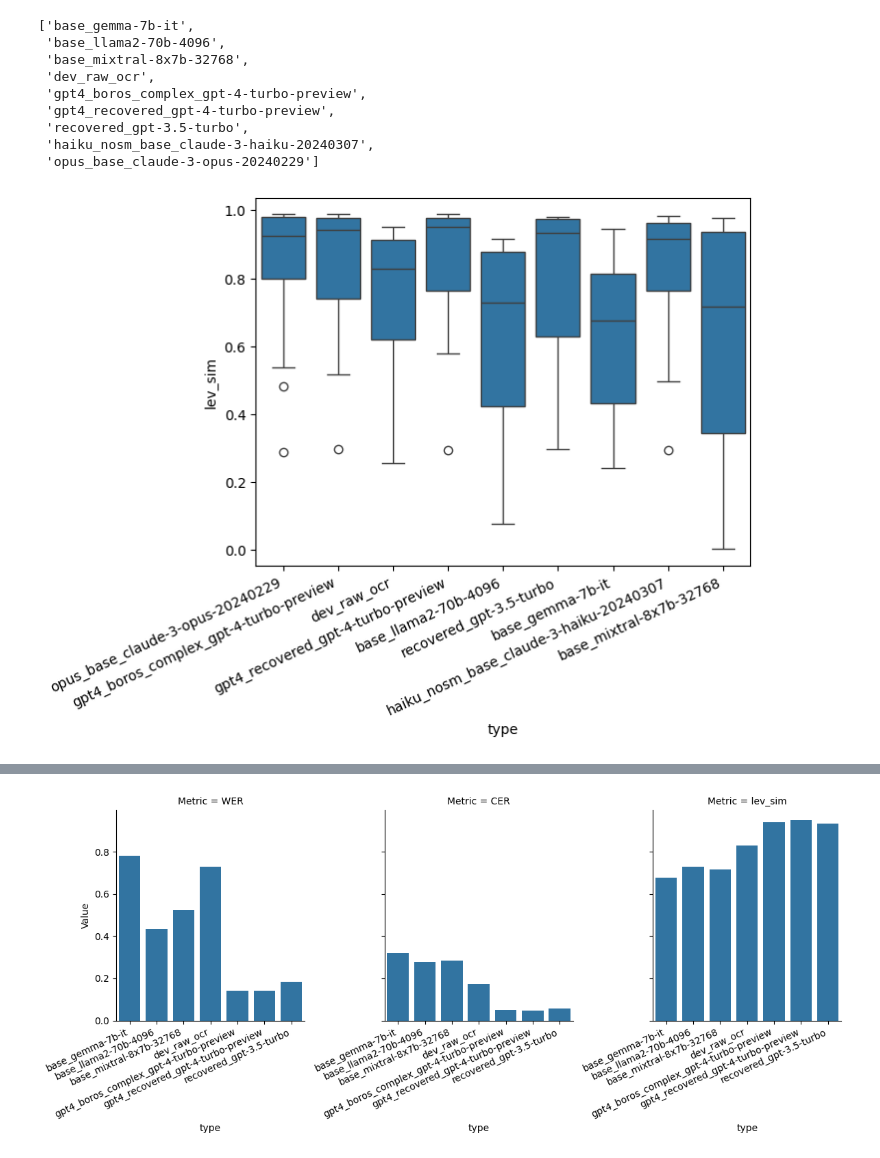
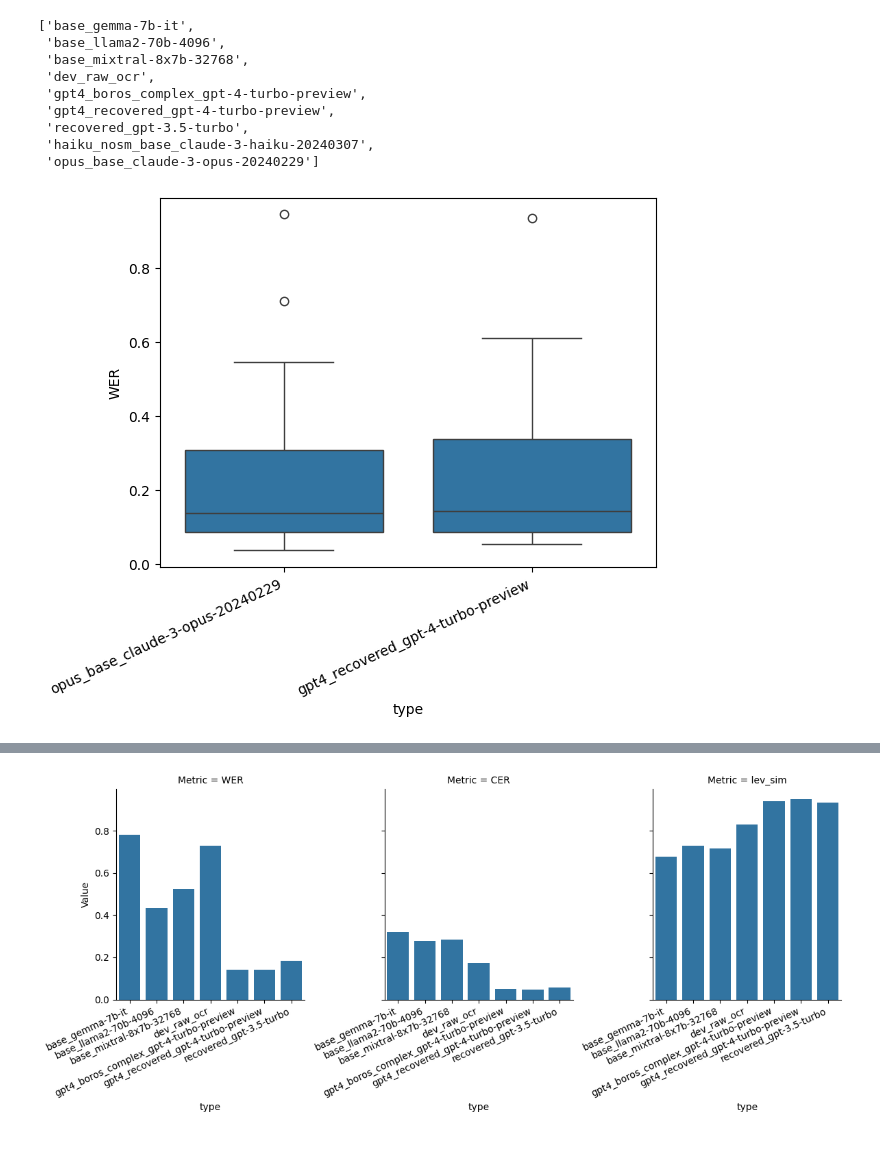
Before and after one commit to JonnoB/redigitalize, a Jupyter notebook: create_test_set.ipynb, the cells around one changed output, grey strips where cells are left out. Cells and saved outputs as stored; diff of their text form; code cells hidden in the pictures.

```diff
--- a/create_test_set.ipynb
+++ b/create_test_set.ipynb
@@ -461,13 +491,17 @@ performance_eval.drop(columns = 'File Name').groupby('type').describe().filter(r
  'recovered_gpt-3.5-turbo',
  'haiku_nosm_base_claude-3-haiku-20240307',
  'opus_base_claude-3-opus-20240229']
+# %%
+keep_models = ['gpt4_recovered_gpt-4-turbo-preview',
+ 'opus_base_claude-3-opus-20240229']
+performance_eval2 = performance_eval.loc[performance_eval['type'].isin(keep_models)].copy()
 # %%
-sns.boxplot(data = performance_eval2, x = 'type', y = 'lev_sim')
+sns.boxplot(data = performance_eval2, x = 'type', y = 'WER')
 plt.xticks(rotation=25, ha = 'right')  # Rotate labels to 45 degrees
 
 plt.show()
 # %% [output]
-[figure, old version]
+[figure, new version]
 # %%
 sns.barplot(data = performance_eval2.drop(columns='File Name').groupby('type').median(), x = 'type', y = 'lev_dist')
 plt.xticks(rotation=25, ha = 'right')  # Rotate labels to 45 degrees
```
Also changed, not shown: parts of 6 cells of this notebook, 2 other files.
